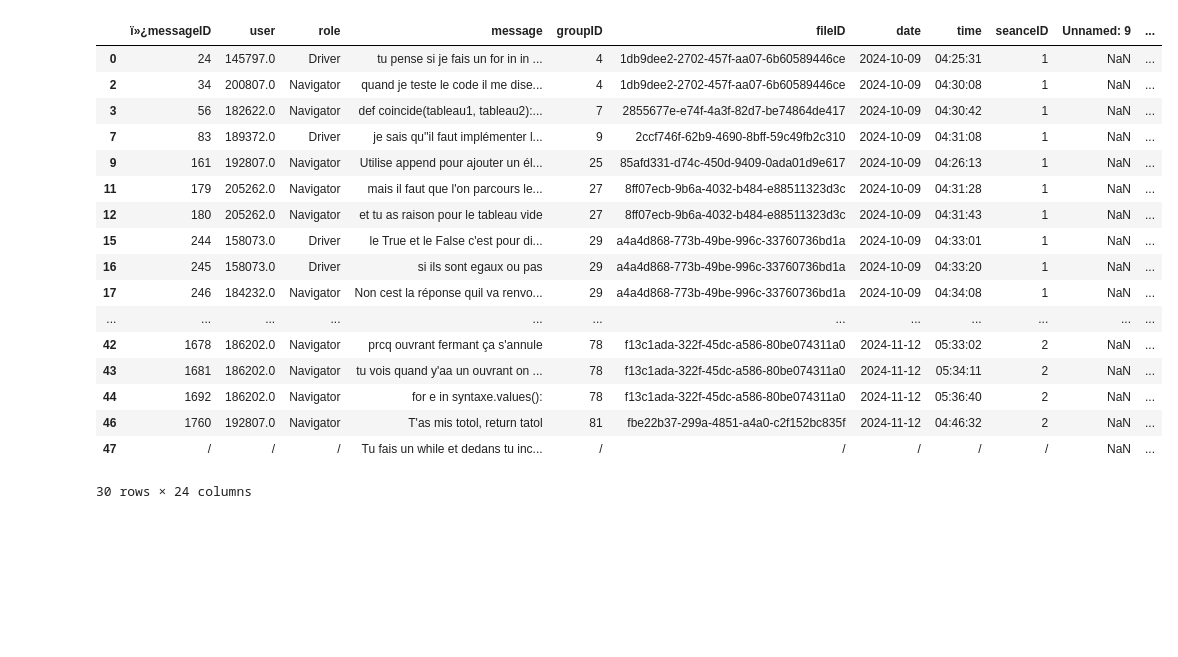
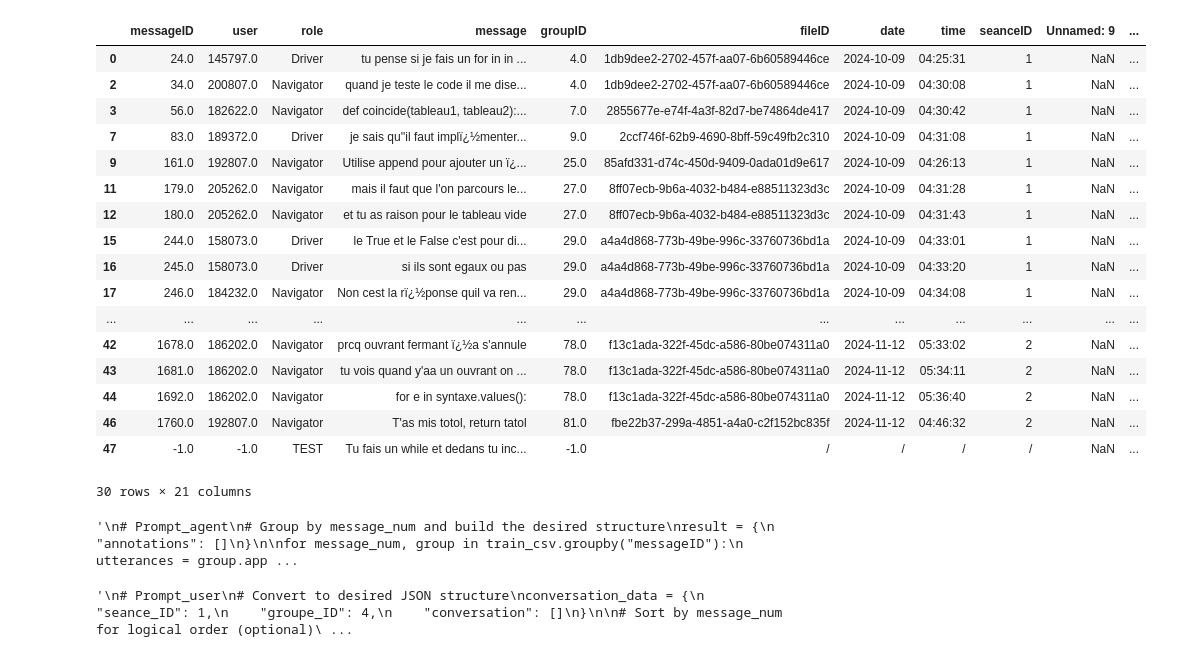
Before and after one commit to chloeboireaudevier/StageMIDL, a Jupyter notebook: get_train_data_json.ipynb, the cells around one changed output. Cells and saved outputs as stored; diff of their text form; code cells hidden in the pictures; blank space fills up the shorter version.

````diff
--- a/get_train_data_json.ipynb
+++ b/get_train_data_json.ipynb
@@ -4,5 +4,6 @@ import numpy as np
 import json
 # %%
 train_csv = pd.read_csv("SousCorpusMessagesRecap.csv",encoding='latin-1')
+train_csv.rename(columns = {train_csv.columns[0] : "messageID"},inplace=True)
 train_csv.head()
 # %% [output]
@@ -51,3 +52,31 @@ filtered
 7 rows × 24 columns
+# %%
+def collapse_columns(df, cols, new_name):
+    """
+    Collapse a group of identical columns into a single column.
+
+    Parameters
+    ----------
+    df : pd.DataFrame
+        The dataframe to operate on.
+    cols : list of str
+        The list of column names that should be identical.
+    new_name : str
+        The name of the resulting collapsed column.
+
+    Returns
+    -------
+    pd.DataFrame
+        A new dataframe with the collapsed column.
+    """
+    df = df.copy()
+
+    # Create the new column using the first column (they are identical)
+    df[new_name] = df[cols[0]]
+
+    # Drop the original columns
+    df = df.drop(columns=cols)
+
+    return df
 # %%
 filtered_contenu = train_csv[mask_contenu]
@@ -96,26 +135,32 @@ filtered_nature
 # %%
 filtered_forme = train_csv[mask_forme]
+cols_forme = ["Forme Jose", "Forme Chloe", "Forme Sebastien", "Forme Julien"]
+
+filtered_forme = train_csv[mask_forme]
+filtered_forme = collapse_columns(filtered_forme, cols_forme, "forme")
+
 filtered_forme
 # %% [output]
-|  | ï»¿messageID | user | role | message | groupID | fileID | date | time | seanceID | Unnamed: 9 | ... |
-| 0 | 24 | 145797.0 | Driver | tu pense si je fais un for in in ... | 4 | 1db9dee2-2702-457f-aa07-6b60589446ce | 2024-10-09 | 04:25:31 | 1 | NaN | ... |
-| 2 | 34 | 200807.0 | Navigator | quand je teste le code il me dise... | 4 | 1db9dee2-2702-457f-aa07-6b60589446ce | 2024-10-09 | 04:30:08 | 1 | NaN | ... |
-| 3 | 56 | 182622.0 | Navigator | def coincide(tableau1, tableau2):... | 7 | 2855677e-e74f-4a3f-82d7-be74864de417 | 2024-10-09 | 04:30:42 | 1 | NaN | ... |
-| 7 | 83 | 189372.0 | Driver | je sais qu''il faut implémenter l... | 9 | 2ccf746f-62b9-4690-8bff-59c49fb2c310 | 2024-10-09 | 04:31:08 | 1 | NaN | ... |
-| 9 | 161 | 192807.0 | Navigator | Utilise append pour ajouter un él... | 25 | 85afd331-d74c-450d-9409-0ada01d9e617 | 2024-10-09 | 04:26:13 | 1 | NaN | ... |
-| 11 | 179 | 205262.0 | Navigator | mais il faut que l'on parcours le... | 27 | 8ff07ecb-9b6a-4032-b484-e88511323d3c | 2024-10-09 | 04:31:28 | 1 | NaN | ... |
-| 12 | 180 | 205262.0 | Navigator | et tu as raison pour le tableau vide | 27 | 8ff07ecb-9b6a-4032-b484-e88511323d3c | 2024-10-09 | 04:31:43 | 1 | NaN | ... |
-| 15 | 244 | 158073.0 | Driver | le True et le False c'est pour di... | 29 | a4a4d868-773b-49be-996c-33760736bd1a | 2024-10-09 | 04:33:01 | 1 | NaN | ... |
-| 16 | 245 | 158073.0 | Driver | si ils sont egaux ou pas | 29 | a4a4d868-773b-49be-996c-33760736bd1a | 2024-10-09 | 04:33:20 | 1 | NaN | ... |
-| 17 | 246 | 184232.0 | Navigator | Non cest la réponse quil va renvo... | 29 | a4a4d868-773b-49be-996c-33760736bd1a | 2024-10-09 | 04:34:08 | 1 | NaN | ... |
+|  | messageID | user | role | message | groupID | fileID | date | time | seanceID | Unnamed: 9 | ... |
+| 0 | 24.0 | 145797.0 | Driver | tu pense si je fais un for in in ... | 4.0 | 1db9dee2-2702-457f-aa07-6b60589446ce | 2024-10-09 | 04:25:31 | 1 | NaN | ... |
+| 2 | 34.0 | 200807.0 | Navigator | quand je teste le code il me dise... | 4.0 | 1db9dee2-2702-457f-aa07-6b60589446ce | 2024-10-09 | 04:30:08 | 1 | NaN | ... |
+| 3 | 56.0 | 182622.0 | Navigator | def coincide(tableau1, tableau2):... | 7.0 | 2855677e-e74f-4a3f-82d7-be74864de417 | 2024-10-09 | 04:30:42 | 1 | NaN | ... |
+| 7 | 83.0 | 189372.0 | Driver | je sais qu''il faut implï¿½menter... | 9.0 | 2ccf746f-62b9-4690-8bff-59c49fb2c310 | 2024-10-09 | 04:31:08 | 1 | NaN | ... |
+| 9 | 161.0 | 192807.0 | Navigator | Utilise append pour ajouter un ï¿... | 25.0 | 85afd331-d74c-450d-9409-0ada01d9e617 | 2024-10-09 | 04:26:13 | 1 | NaN | ... |
+| 11 | 179.0 | 205262.0 | Navigator | mais il faut que l'on parcours le... | 27.0 | 8ff07ecb-9b6a-4032-b484-e88511323d3c | 2024-10-09 | 04:31:28 | 1 | NaN | ... |
+| 12 | 180.0 | 205262.0 | Navigator | et tu as raison pour le tableau vide | 27.0 | 8ff07ecb-9b6a-4032-b484-e88511323d3c | 2024-10-09 | 04:31:43 | 1 | NaN | ... |
+| 15 | 244.0 | 158073.0 | Driver | le True et le False c'est pour di... | 29.0 | a4a4d868-773b-49be-996c-33760736bd1a | 2024-10-09 | 04:33:01 | 1 | NaN | ... |
+| 16 | 245.0 | 158073.0 | Driver | si ils sont egaux ou pas | 29.0 | a4a4d868-773b-49be-996c-33760736bd1a | 2024-10-09 | 04:33:20 | 1 | NaN | ... |
+| 17 | 246.0 | 184232.0 | Navigator | Non cest la rï¿½ponse quil va ren... | 29.0 | a4a4d868-773b-49be-996c-33760736bd1a | 2024-10-09 | 04:34:08 | 1 | NaN | ... |
 | ... | ... | ... | ... | ... | ... | ... | ... | ... | ... | ... | ... |
-| 42 | 1678 | 186202.0 | Navigator | prcq ouvrant fermant ça s'annule | 78 | f13c1ada-322f-45dc-a586-80be074311a0 | 2024-11-12 | 05:33:02 | 2 | NaN | ... |
-| 43 | 1681 | 186202.0 | Navigator | tu vois quand y'aa un ouvrant on ... | 78 | f13c1ada-322f-45dc-a586-80be074311a0 | 2024-11-12 | 05:34:11 | 2 | NaN | ... |
-| 44 | 1692 | 186202.0 | Navigator | for e in syntaxe.values(): | 78 | f13c1ada-322f-45dc-a586-80be074311a0 | 2024-11-12 | 05:36:40 | 2 | NaN | ... |
-| 46 | 1760 | 192807.0 | Navigator | T'as mis totol, return tatol | 81 | fbe22b37-299a-4851-a4a0-c2f152bc835f | 2024-11-12 | 04:46:32 | 2 | NaN | ... |
-| 47 | / | / | / | Tu fais un while et dedans tu inc... | / | / | / | / | / | NaN | ... |
+| 42 | 1678.0 | 186202.0 | Navigator | prcq ouvrant fermant ï¿½a s'annule | 78.0 | f13c1ada-322f-45dc-a586-80be074311a0 | 2024-11-12 | 05:33:02 | 2 | NaN | ... |
+| 43 | 1681.0 | 186202.0 | Navigator | tu vois quand y'aa un ouvrant on ... | 78.0 | f13c1ada-322f-45dc-a586-80be074311a0 | 2024-11-12 | 05:34:11 | 2 | NaN | ... |
+| 44 | 1692.0 | 186202.0 | Navigator | for e in syntaxe.values(): | 78.0 | f13c1ada-322f-45dc-a586-80be074311a0 | 2024-11-12 | 05:36:40 | 2 | NaN | ... |
+| 46 | 1760.0 | 192807.0 | Navigator | T'as mis totol, return tatol | 81.0 | fbe22b37-299a-4851-a4a0-c2f152bc835f | 2024-11-12 | 04:46:32 | 2 | NaN | ... |
+| 47 | -1.0 | -1.0 | TEST | Tu fais un while et dedans tu inc... | -1.0 | / | / | / | / | NaN | ... |
-30 rows × 24 columns
+30 rows × 21 columns
 # %%
+'''
 # Prompt_agent
 # Group by message_num and build the desired structure
 result = {
@@ -142,7 +187,11 @@ with open("prompt_agent_from_corpus.txt", "w", encoding="utf-8") as f:
     f.write("```json\n")
     json.dump(result, f, indent=2, ensure_ascii=False)
     f.write("\n```")
+'''
+# %% [output]
+'\n# Prompt_agent\n# Group by message_num and build the desired structure\nresult = {\n    "annotations": []\n}\n\nfor message_num, group in train_csv.groupby("messageID"):\n    utterances = group.app ...
 # %%
+'''
 # Prompt_user
 # Convert to desired JSON structure
 conversation_data = {
@@ -167,3 +216,6 @@ with open("prompt_user_from_corpus.txt", "w", encoding="utf-8") as f:
     #f.write("```json\n")
     json.dump(conversation_data, f, indent=2, ensure_ascii=False)
     #f.write("\n```")
+'''
+# %% [output]
+'\n# Prompt_user\n# Convert to desired JSON structure\nconversation_data = {\n    "seance_ID": 1,\n    "groupe_ID": 4,\n    "conversation": []\n}\n\n# Sort by message_num for logical order (optional)\ ...
````
Also changed, not shown: parts of 6 cells of this notebook, 7 other files.
